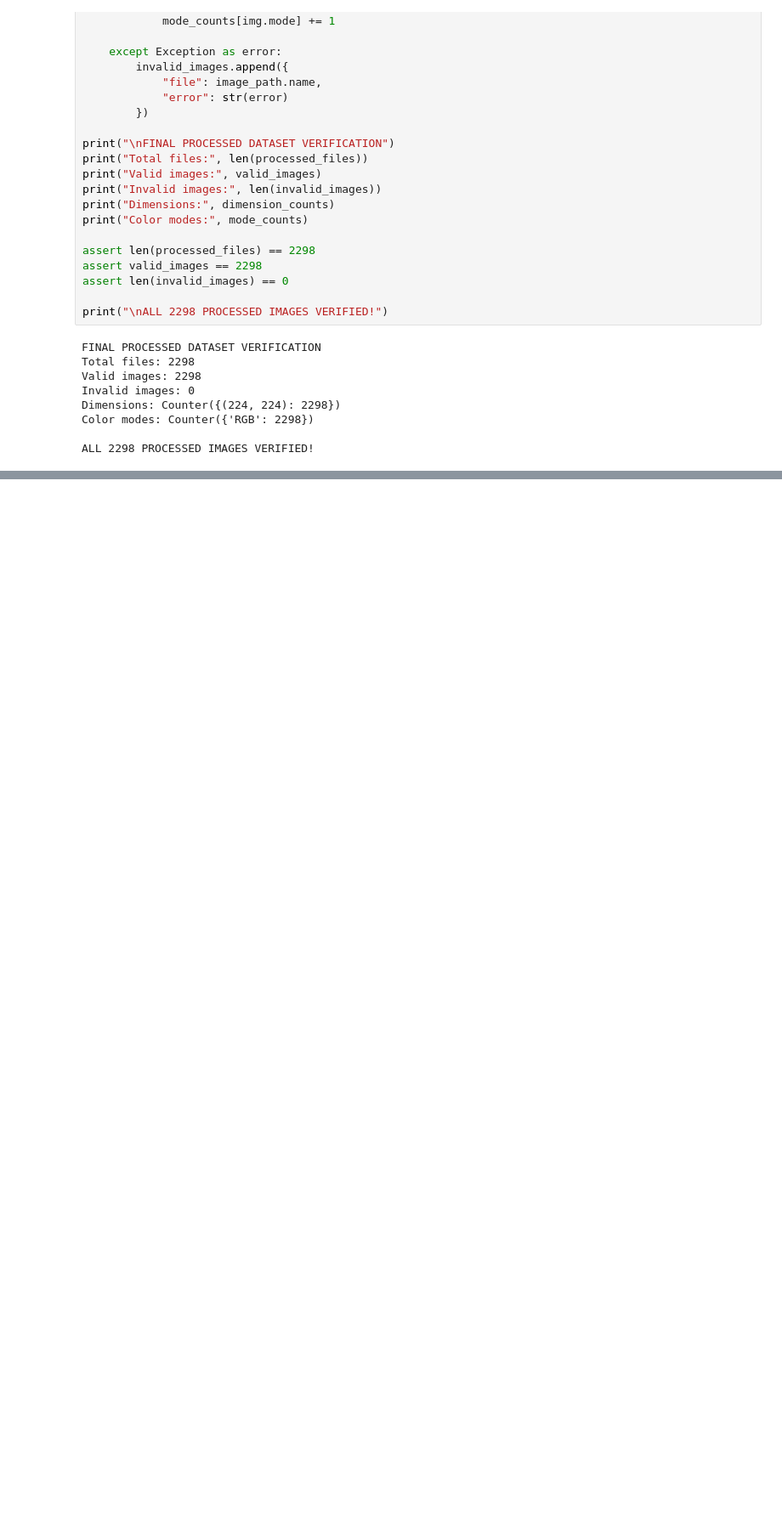
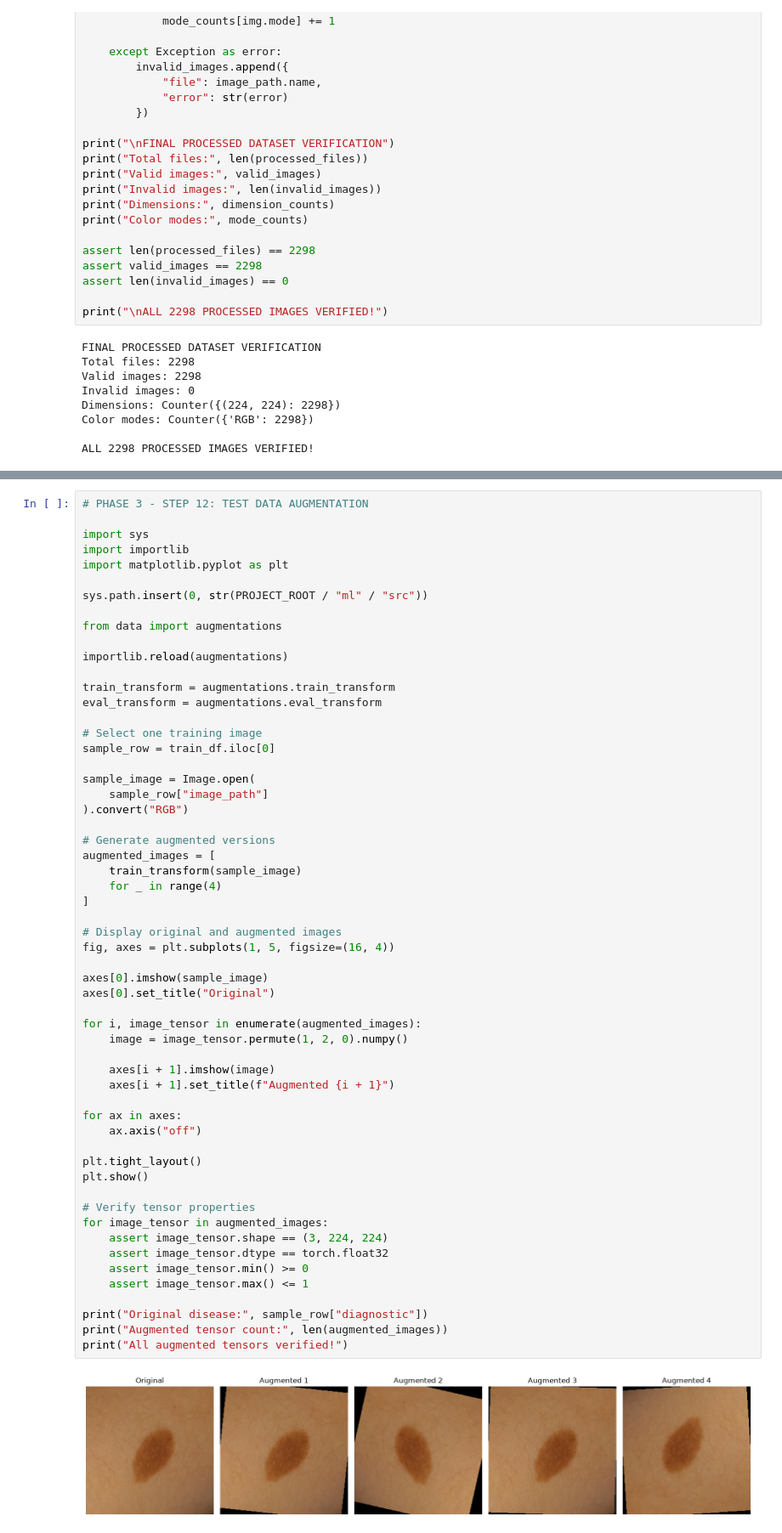
Before and after one commit to AbhinavSwami1/DermAI, a Jupyter notebook: ml/notebooks/01_dataset_audit.ipynb, the cells around one changed output, grey strips where cells are left out. Shown at 85% size. Saved outputs shown, nothing was run; the diff lists cells and outputs as text; blank space fills up the shorter version.

Commit message:
feat: prepare model-ready dataset and PyTorch dataloaders

```diff
--- a/ml/notebooks/01_dataset_audit.ipynb
+++ b/ml/notebooks/01_dataset_audit.ipynb
@@ -1794,0 +2273,59 @@ ALL 2298 PROCESSED IMAGES VERIFIED!
+# %%
+# PHASE 3 - STEP 12: TEST DATA AUGMENTATION
+
+import sys
+import importlib
+import matplotlib.pyplot as plt
+
+sys.path.insert(0, str(PROJECT_ROOT / "ml" / "src"))
+
+from data import augmentations
+
+importlib.reload(augmentations)
+
+train_transform = augmentations.train_transform
+eval_transform = augmentations.eval_transform
+
+# Select one training image
+sample_row = train_df.iloc[0]
+
+sample_image = Image.open(
+    sample_row["image_path"]
+).convert("RGB")
+
+# Generate augmented versions
+augmented_images = [
+    train_transform(sample_image)
+    for _ in range(4)
+]
+
+# Display original and augmented images
+fig, axes = plt.subplots(1, 5, figsize=(16, 4))
+
+axes[0].imshow(sample_image)
+axes[0].set_title("Original")
+
+for i, image_tensor in enumerate(augmented_images):
+    image = image_tensor.permute(1, 2, 0).numpy()
+
+    axes[i + 1].imshow(image)
+    axes[i + 1].set_title(f"Augmented {i + 1}")
+
+for ax in axes:
+    ax.axis("off")
+
+plt.tight_layout()
+plt.show()
+
+# Verify tensor properties
+for image_tensor in augmented_images:
+    assert image_tensor.shape == (3, 224, 224)
+    assert image_tensor.dtype == torch.float32
+    assert image_tensor.min() >= 0
+    assert image_tensor.max() <= 1
+
+print("Original disease:", sample_row["diagnostic"])
+print("Augmented tensor count:", len(augmented_images))
+print("All augmented tensors verified!")
+# %% [output]
+[figure, added]
```
Also changed, not shown: parts of 14 cells of this notebook, 4 other files.
